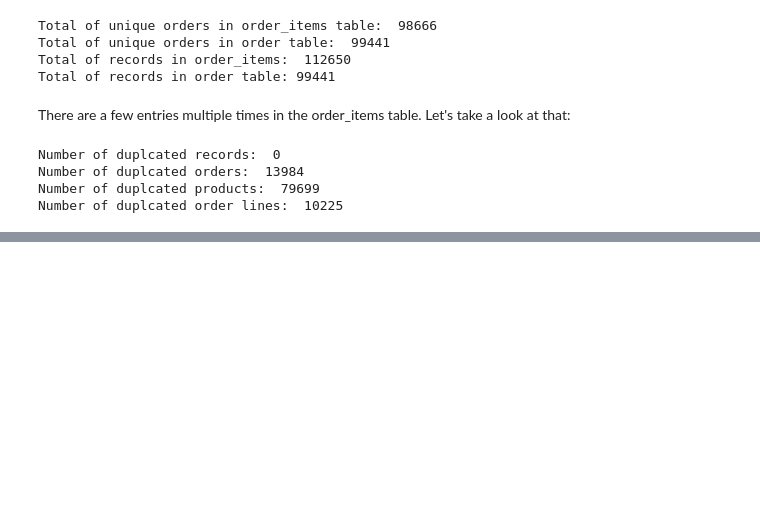
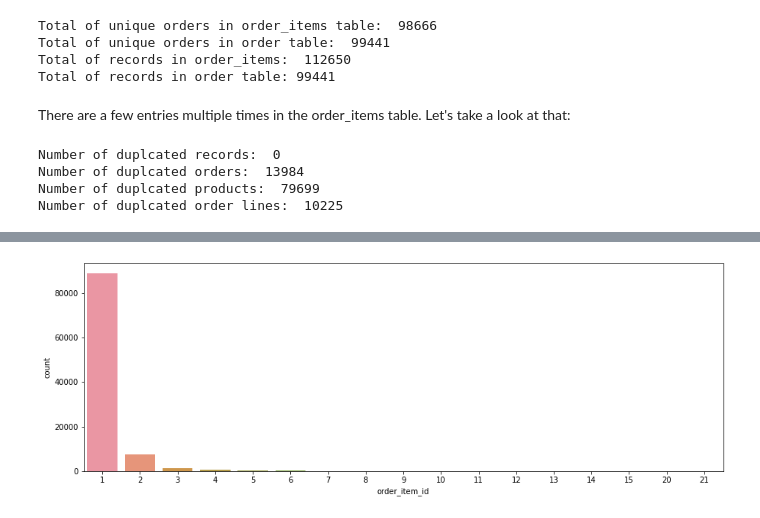
Before and after one commit to Hummelt/Olist-E-Commerce, a Jupyter notebook: order_analysis_II.ipynb, the cells around one changed output, grey strips where cells are left out. Saved outputs shown, nothing was run; the diff lists cells and outputs as text; code cells hidden in the pictures; blank space fills up the shorter version.

```diff
--- a/order_analysis_II.ipynb
+++ b/order_analysis_II.ipynb
@@ -309,0 +346,7 @@ df_items_con["order_item_id"].max()
+# %%
+# Visualizing the distribution
+fig, (ax1, ax2) = plt.su
+plt.figure(figsize = (15, 5))
+sns.countplot(df_items_con['order_item_id']);
+# %% [output]
+[figure, added]
```
Also changed, not shown: parts of 5 cells of this notebook.
